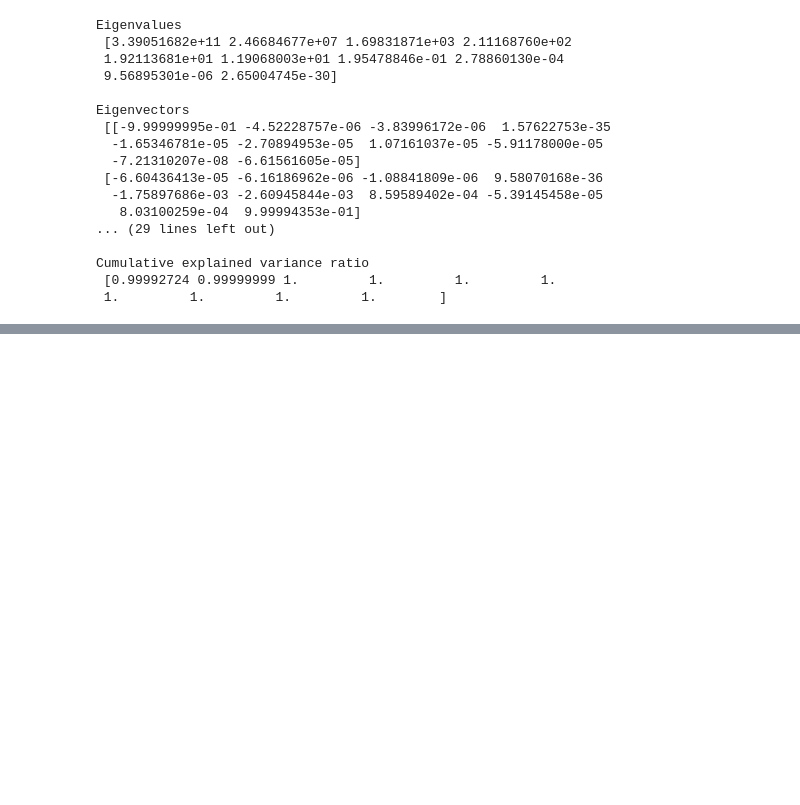
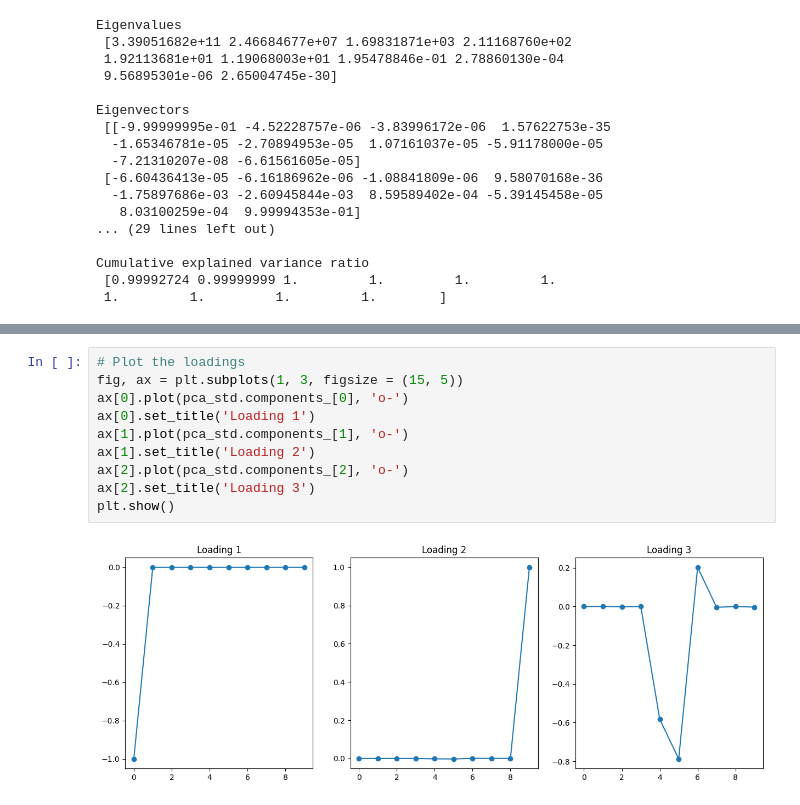
Before and after one commit to Cimap-dev/qda-project, a Jupyter notebook: pca.ipynb, the cells around one changed output, grey strips where cells are left out. Cells and saved outputs as stored; diff of their text form; blank space fills up the shorter version.

```diff
--- a/pca.ipynb
+++ b/pca.ipynb
@@ -97,0 +98,12 @@ plt.show()
+# %%
+# Plot the loadings
+fig, ax = plt.subplots(1, 3, figsize = (15, 5))
+ax[0].plot(pca_std.components_[0], 'o-')
+ax[0].set_title('Loading 1')
+ax[1].plot(pca_std.components_[1], 'o-')
+ax[1].set_title('Loading 2')
+ax[2].plot(pca_std.components_[2], 'o-')
+ax[2].set_title('Loading 3')
+plt.show()
+# %% [output]
+[figure, added]
```
Also changed, not shown: parts of 3 cells of this notebook.
